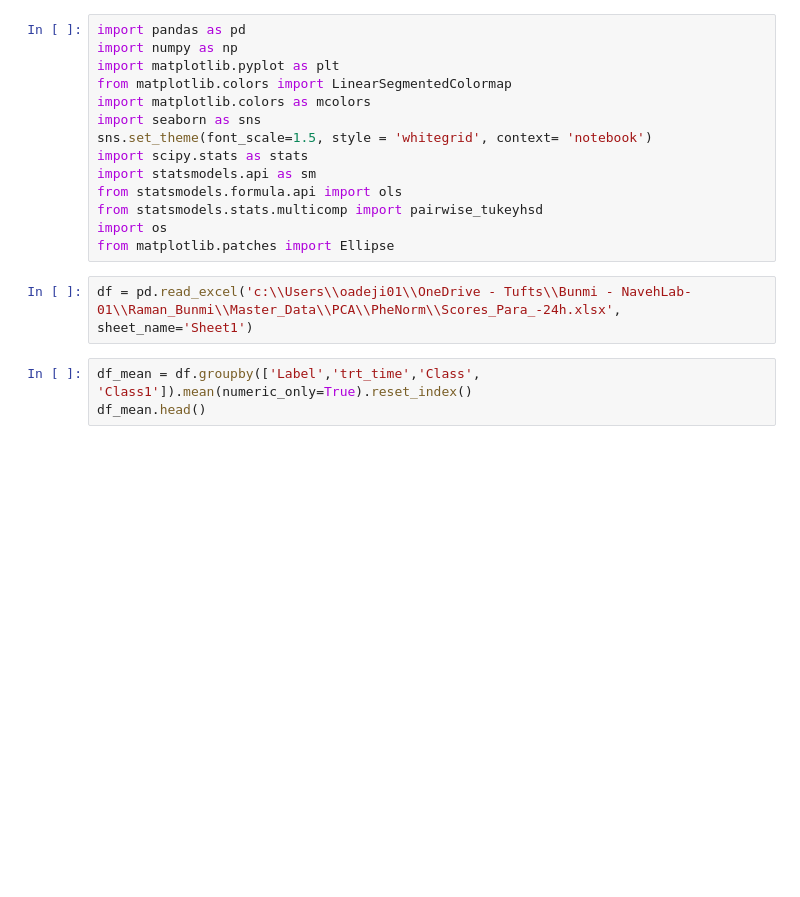
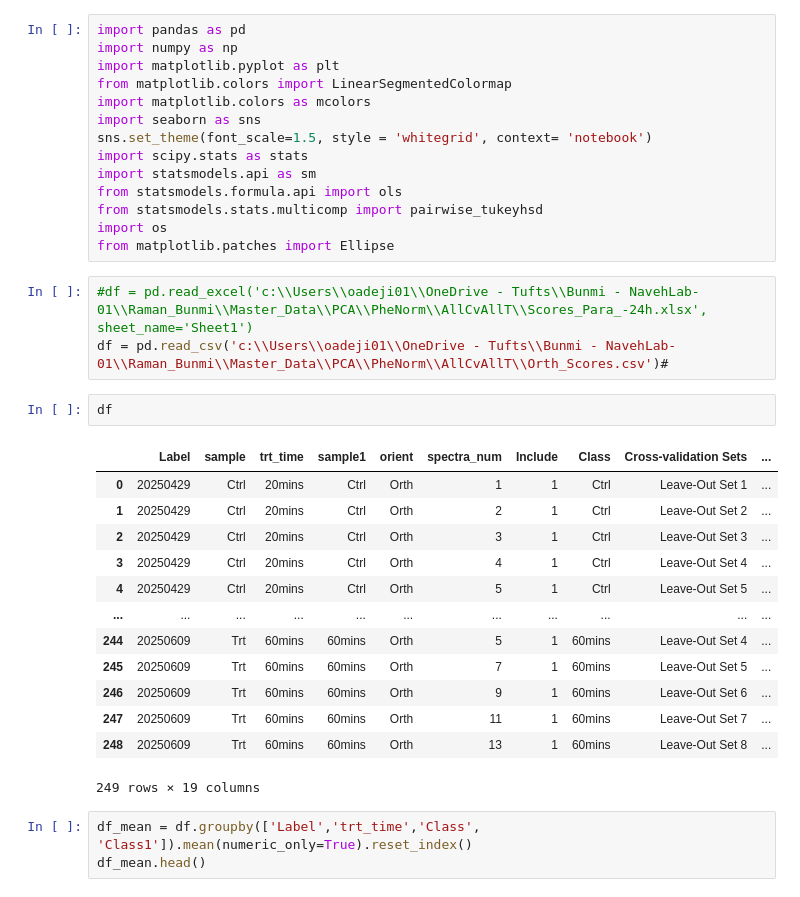
Before and after one commit to bunmiadejimi/Raman_Collagen, a Jupyter notebook: pca_plots_ellipse.ipynb, the cells around one changed output. Cells and saved outputs as stored; diff of their text form; blank space fills up the shorter version.

```diff
--- a/pca_plots_ellipse.ipynb
+++ b/pca_plots_ellipse.ipynb
@@ -13,7 +13,24 @@ from statsmodels.stats.multicomp import pairwise_tukeyhsd
 import os
 from matplotlib.patches import Ellipse
 # %%
-df = pd.read_excel('c:\\Users\\oadeji01\\OneDrive - Tufts\\Bunmi - NavehLab-01\\Raman_Bunmi\\Master_Data\\PCA\\PheNorm\\Scores_Para_-24h.xlsx', sheet_name='Sheet1')
+#df = pd.read_excel('c:\\Users\\oadeji01\\OneDrive - Tufts\\Bunmi - NavehLab-01\\Raman_Bunmi\\Master_Data\\PCA\\PheNorm\\AllCvAllT\\Scores_Para_-24h.xlsx', sheet_name='Sheet1')
+df = pd.read_csv('c:\\Users\\oadeji01\\OneDrive - Tufts\\Bunmi - NavehLab-01\\Raman_Bunmi\\Master_Data\\PCA\\PheNorm\\AllCvAllT\\Orth_Scores.csv')#
+# %%
+df
+# %% [output]
+|  | Label | sample | trt_time | sample1 | orient | spectra_num | Include | Class | Cross-validation Sets | ... |
+| 0 | 20250429 | Ctrl | 20mins | Ctrl | Orth | 1 | 1 | Ctrl | Leave-Out Set 1 | ... |
+| 1 | 20250429 | Ctrl | 20mins | Ctrl | Orth | 2 | 1 | Ctrl | Leave-Out Set 2 | ... |
+| 2 | 20250429 | Ctrl | 20mins | Ctrl | Orth | 3 | 1 | Ctrl | Leave-Out Set 3 | ... |
+| 3 | 20250429 | Ctrl | 20mins | Ctrl | Orth | 4 | 1 | Ctrl | Leave-Out Set 4 | ... |
+| 4 | 20250429 | Ctrl | 20mins | Ctrl | Orth | 5 | 1 | Ctrl | Leave-Out Set 5 | ... |
+| ... | ... | ... | ... | ... | ... | ... | ... | ... | ... | ... |
+| 244 | 20250609 | Trt | 60mins | 60mins | Orth | 5 | 1 | 60mins | Leave-Out Set 4 | ... |
+| 245 | 20250609 | Trt | 60mins | 60mins | Orth | 7 | 1 | 60mins | Leave-Out Set 5 | ... |
+| 246 | 20250609 | Trt | 60mins | 60mins | Orth | 9 | 1 | 60mins | Leave-Out Set 6 | ... |
+| 247 | 20250609 | Trt | 60mins | 60mins | Orth | 11 | 1 | 60mins | Leave-Out Set 7 | ... |
+| 248 | 20250609 | Trt | 60mins | 60mins | Orth | 13 | 1 | 60mins | Leave-Out Set 8 | ... |
+249 rows × 19 columns
 # %%
 df_mean = df.groupby(['Label','trt_time','Class', 'Class1']).mean(numeric_only=True).reset_index()
 df_mean.head()
```
Also changed, not shown: parts of 4 cells of this notebook.
